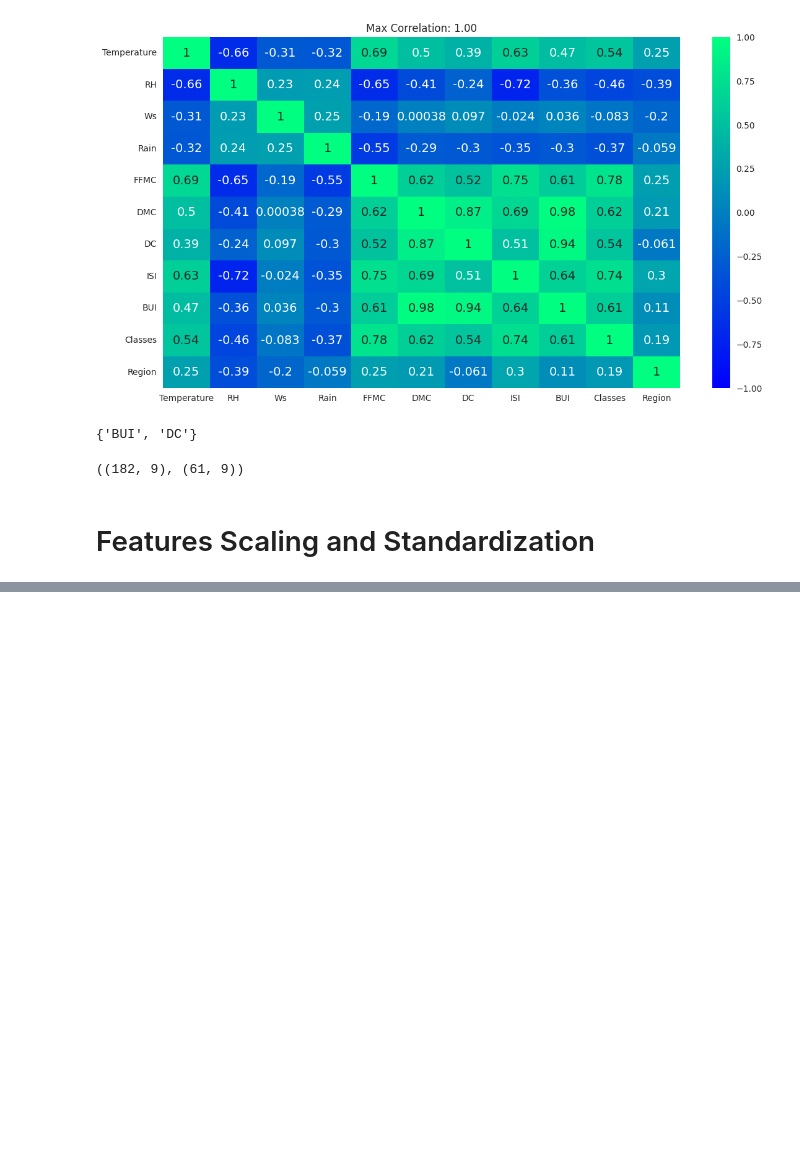
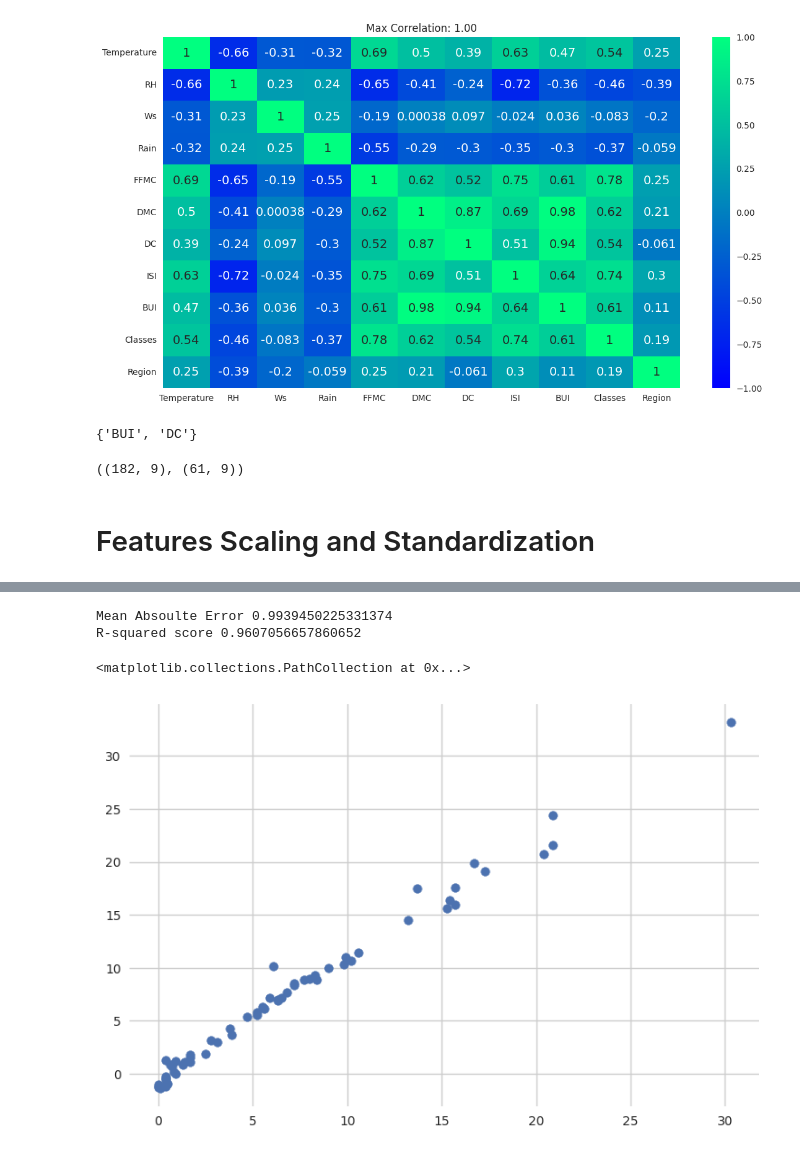
Before and after one commit to aayushs7ha/Kaggle, a Jupyter notebook: algerian-forest-fires-dataset.ipynb, the cells around one changed output, grey strips where cells are left out. Cells and saved outputs as stored; diff of their text form; code cells hidden in the pictures; blank space fills up the shorter version.

```diff
--- a/algerian-forest-fires-dataset.ipynb
+++ b/algerian-forest-fires-dataset.ipynb
@@ -604,0 +629,17 @@ array([[-3.73215184e-01,  1.86526055e-01, -7.56034558e-02,
+# %%
+from sklearn.linear_model import LinearRegression
+from sklearn.metrics import mean_absolute_error
+from sklearn.metrics import r2_score
+linreg=LinearRegression()
+linreg.fit(X_train_scaled,y_train)
+y_pred=linreg.predict(X_test_scaled)
+mae=mean_absolute_error(y_test,y_pred)
+score=r2_score(y_test,y_pred)
+print(f"Mean Absoulte Error {mae}")
+print(f"R-squared score {score}")
+plt.scatter(y_test,y_pred)
+# %% [output]
+Mean Absoulte Error 0.9939450225331374
+R-squared score 0.9607056657860652
+<matplotlib.collections.PathCollection at 0x...>
+[figure, added]
```
Also changed, not shown: parts of 30 cells of this notebook.
